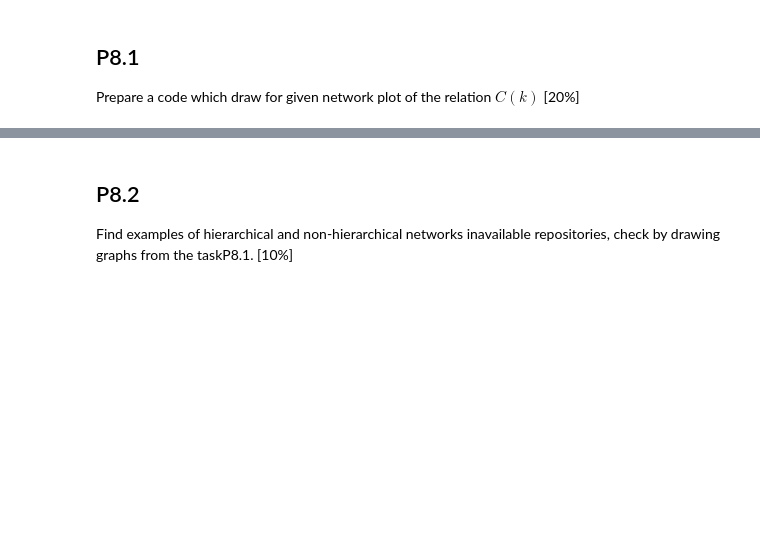
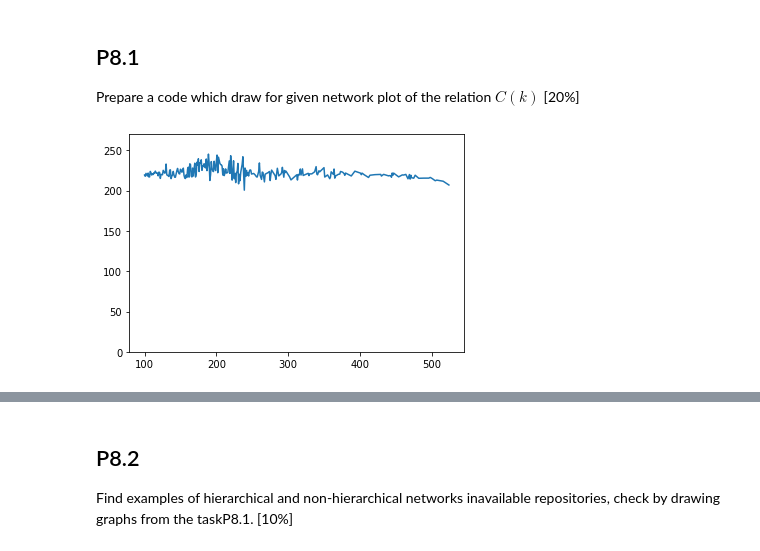
Before and after one commit to PaulinaPacyna/SNARS, a Jupyter notebook: Project 8.ipynb, the cells around one changed output, grey strips where cells are left out. Saved outputs shown, nothing was run; the diff lists cells and outputs as text; code cells hidden in the pictures; blank space fills up the shorter version.

```diff
--- a/Project 8.ipynb
+++ b/Project 8.ipynb
@@ -10,3 +10,19 @@ import json
 # %% [markdown]
 ## P8.1
 Prepare a code which draw for given network plot of the relation $C(k)$ [20%]
+# %%
+G = nx.generators.barabasi_albert_graph(1000, 100)
+def plot_clustering_coeficient(G):
+    def avg_degree(G: nx.Graph, k: int) -> float:
+        dg =  dict(G.degree)
+        k_nodes = [n for n, v in dg.items() if v==k]
+        averages = list(sum(dg[i] for i in G.neighbors(node))/k
+                for node in k_nodes) ## list of Average degree of the nearest node for each node of degree k
+        return np.mean(averages)
+    X = np.unique(list(dict(G.degree).values()))
+    Y = list(map(lambda x: avg_degree(G, x), X))
+    plt.plot(X, Y)
+    plt.ylim(0, max(Y)*1.1)
+plot_clustering_coeficient(G)
+# %% [output]
+[figure, added]
```
Also changed, not shown: parts of 6 cells of this notebook.
